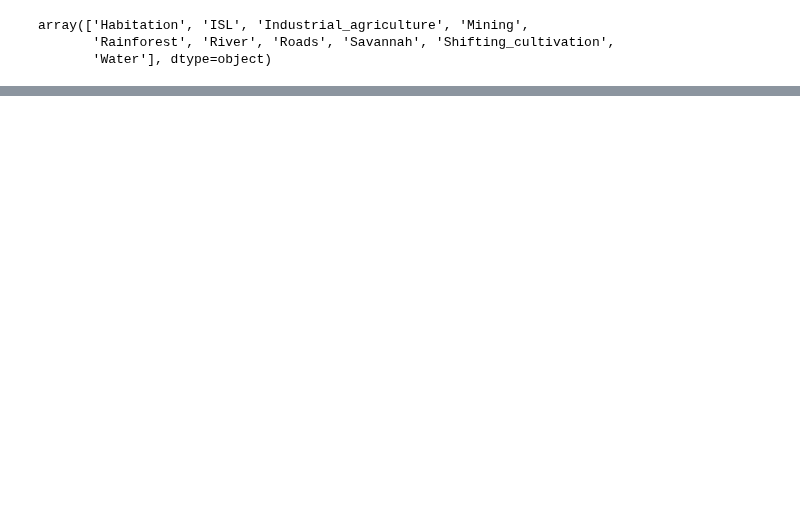
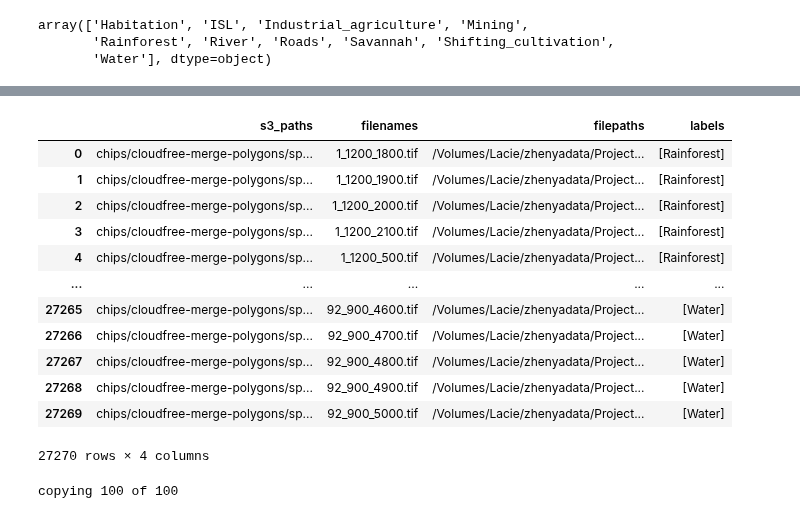
Before and after one commit to Project-Canopy/cb_feature_detection, a Jupyter notebook: data-prep/create_label_file_Zhenya.ipynb, the cells around one changed output, grey strips where cells are left out. Saved outputs shown, nothing was run; the diff lists cells and outputs as text; code cells hidden in the pictures; blank space fills up the shorter version.

Commit message:
sample label files / create label file

```diff
--- a/data-prep/create_label_file_Zhenya.ipynb
+++ b/data-prep/create_label_file_Zhenya.ipynb
@@ -259,0 +266,31 @@ array(['Habitation', 'ISL', 'Industrial_agriculture', 'Mining',
+# %%
+from sklearn.preprocessing import MultiLabelBinarizer
+
+
+def make_lst_file(label_df, chips):
+    s3_df = pd.DataFrame(data={'s3_paths': chips})
+
+    def get_filename(path):
+        return path.split('/')[-1]
+
+    label_df['filenames'] = label_df['filepaths'].apply(get_filename)
+    s3_df['filenames'] = s3_df['s3_paths'].apply(get_filename)
+
+    merge_df = s3_df.merge(label_df, on='filenames')
+
+    mlb = MultiLabelBinarizer()
+    ohe = mlb.fit_transform(merge_df['labels'])
+
+    return merge_df,ohe
+
+#     with open(lst_path, 'w') as lst:
+#         for i in range(len(merge_df)):
+#             lst.write(str(i) + '\t')
+#             for label in list(ohe)[i]:
+#                 lst.write(str(label) + '\t')
+#             lst.write(merge_df.loc[i, 's3_paths'])
+#             lst.write('\n')
+
+#     return mlb.classes_
+# %%
+df_copy,labels = make_lst_file(label_df, chips)
@@ -259,0 +301,16 @@ array(['Habitation', 'ISL', 'Industrial_agriculture', 'Mining',
+# %%
+df_copy
+# %% [output]
+|  | s3_paths | filenames | filepaths | labels |
+| 0 | chips/cloudfree-merge-polygons/sp... | 1_1200_1800.tif | /Volumes/Lacie/zhenyadata/Project... | [Rainforest] |
+| 1 | chips/cloudfree-merge-polygons/sp... | 1_1200_1900.tif | /Volumes/Lacie/zhenyadata/Project... | [Rainforest] |
+| 2 | chips/cloudfree-merge-polygons/sp... | 1_1200_2000.tif | /Volumes/Lacie/zhenyadata/Project... | [Rainforest] |
+| 3 | chips/cloudfree-merge-polygons/sp... | 1_1200_2100.tif | /Volumes/Lacie/zhenyadata/Project... | [Rainforest] |
+| 4 | chips/cloudfree-merge-polygons/sp... | 1_1200_500.tif | /Volumes/Lacie/zhenyadata/Project... | [Rainforest] |
+| ... | ... | ... | ... | ... |
+| 27265 | chips/cloudfree-merge-polygons/sp... | 92_900_4600.tif | /Volumes/Lacie/zhenyadata/Project... | [Water] |
+| 27266 | chips/cloudfree-merge-polygons/sp... | 92_900_4700.tif | /Volumes/Lacie/zhenyadata/Project... | [Water] |
+| 27267 | chips/cloudfree-merge-polygons/sp... | 92_900_4800.tif | /Volumes/Lacie/zhenyadata/Project... | [Water] |
+| 27268 | chips/cloudfree-merge-polygons/sp... | 92_900_4900.tif | /Volumes/Lacie/zhenyadata/Project... | [Water] |
+| 27269 | chips/cloudfree-merge-polygons/sp... | 92_900_5000.tif | /Volumes/Lacie/zhenyadata/Project... | [Water] |
+27270 rows × 4 columns
@@ -259,0 +370,8 @@ array(['Habitation', 'ISL', 'Industrial_agriculture', 'Mining',
+# %%
+bucket = 'canopy-production-ml'
+in_path = 'chips/cloudfree-merge-polygons/split/train/'
+out_path = 'chips/cloudfree-merge-polygons/sandbox/train/'
+
+new_paths = s3_actions(bucket,in_path=in_path,out_path=out_path,copy_list=train_copy)
+# %% [output]
+copying 100 of 100
```
Also changed, not shown: parts of 11 cells of this notebook, 1 other file.
